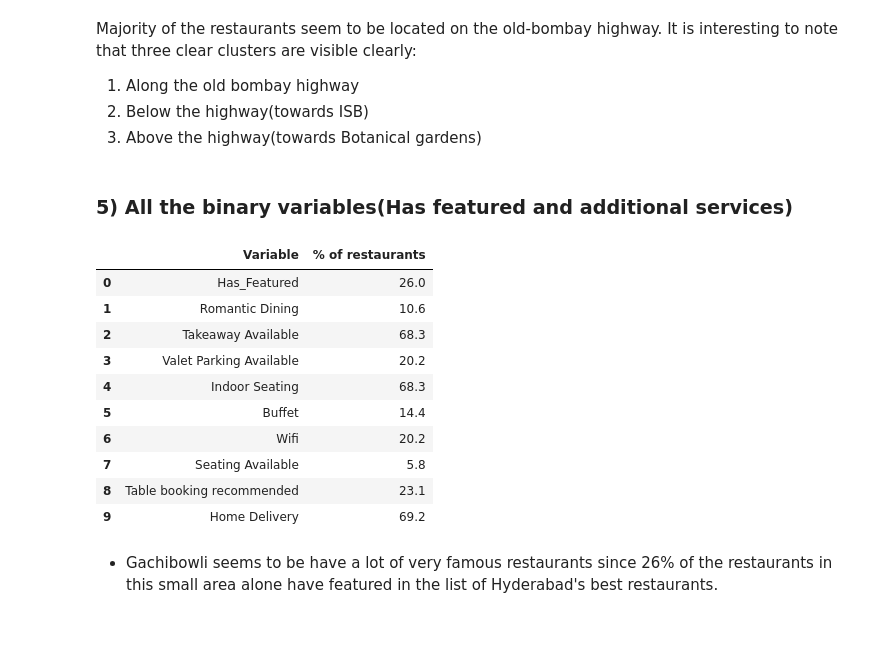
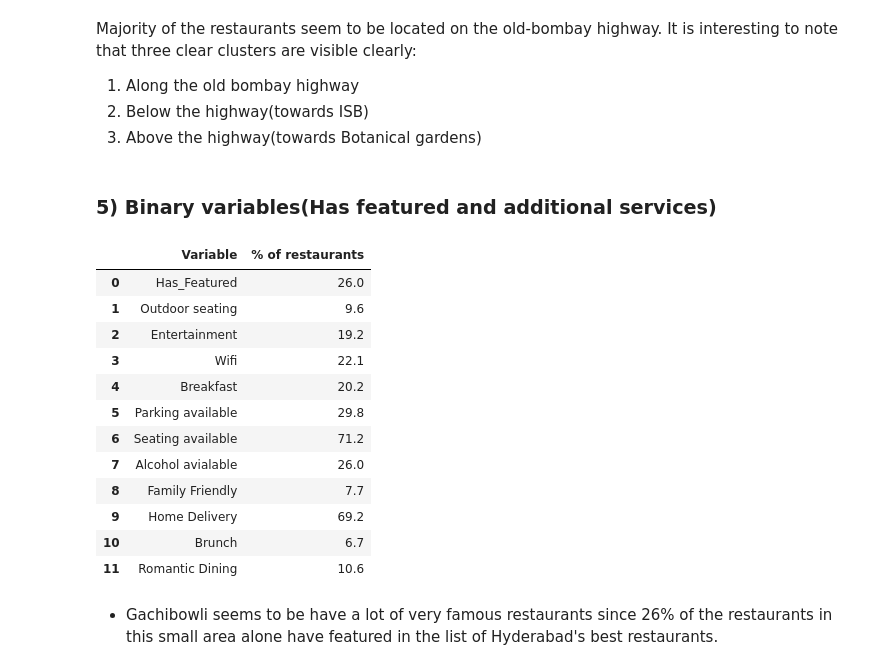
Before and after one commit to Nandeesh-U/ZOMATO-RESTAURANT-CLUSTERING-AND-SENTIMENT-ANALYSIS, a Jupyter notebook: ZOMATO_RESTAURANT_CLUSTERING_AND_SENTIMENT_ANALYSIS.ipynb, the cells around one changed output. Cells and saved outputs as stored; diff of their text form; code cells hidden in the pictures; blank space fills up the shorter version.

```diff
--- a/ZOMATO_RESTAURANT_CLUSTERING_AND_SENTIMENT_ANALYSIS.ipynb
+++ b/ZOMATO_RESTAURANT_CLUSTERING_AND_SENTIMENT_ANALYSIS.ipynb
@@ -477,0 +575,3 @@ array(["['sun', 'sat', 'mon', 'tue', 'fri', 'thu', 'wed']",
+# %%
+hot_encoded_cus_df = pd.DataFrame(hot_dict)
+hot_encoded_cus_df.sum()
@@ -477,0 +607,4 @@ array(["['sun', 'sat', 'mon', 'tue', 'fri', 'thu', 'wed']",
+# %%
+# Appending the new columns to the names_df dataframe
+names_df = pd.concat([names_df,hot_encoded_cus_df],axis = 1)
+names_df.drop(['Cuisines'],axis = 1,inplace = True)
@@ -478,6 +622,3 @@ array(["['sun', 'sat', 'mon', 'tue', 'fri', 'thu', 'wed']",
 # %%
 # Writing the updated dataframe to a csv file
 names_df.to_csv('/content/drive/MyDrive/Data Squad zomato/Nandeesh/names_df_v3.csv')
-# %%
-#Dropping the redundant columns
-names_df.drop(['Links','Unnamed: 0','Unnamed: 0.1'],axis = 1, inplace = True)
@@ -653,3 +745,6 @@ names_df.head()
+# %%
+#dropping the unnecessary columns
+names_df.drop(['Timings','known_for'],axis =1 ,inplace = True)
 # %%
 names_df.info()
 # %% [output]
@@ -758,26 +841,31 @@ Majority of the restaurants seem to be located on the old-bombay highway. It is
 2. Below the highway(towards ISB)
 3. Above the highway(towards Botanical gardens)
 # %% [markdown]
-### 5) All the binary variables(Has featured and additional services)
+### 5) Binary variables(Has featured and additional services)
 # %%
 # Creating the list of binary variables
-bin_vars = ['Has_Featured']+master_list_add_servs
+bin_vars = ['Has_Featured',
+       'Outdoor seating', 'Entertainment', 'Wifi', 'Breakfast',
+       'Parking available', 'Seating available', 'Alcohol avialable',
+       'Family Friendly', 'Home Delivery', 'Brunch', 'Romantic Dining']
 
 bin_df = round((names_df[bin_vars].sum()/names_df.shape[0])*100,1).reset_index()
 bin_df.columns = ['Variable','% of restaurants']
 bin_df
 # %% [output]
 |  | Variable | % of restaurants |
 | 0 | Has_Featured | 26.0 |
-| 1 | Romantic Dining | 10.6 |
-| 2 | Takeaway Available | 68.3 |
-| 3 | Valet Parking Available | 20.2 |
-| 4 | Indoor Seating | 68.3 |
-| 5 | Buffet | 14.4 |
-| 6 | Wifi | 20.2 |
-| 7 | Seating Available | 5.8 |
-| 8 | Table booking recommended | 23.1 |
+| 1 | Outdoor seating | 9.6 |
+| 2 | Entertainment | 19.2 |
+| 3 | Wifi | 22.1 |
+| 4 | Breakfast | 20.2 |
+| 5 | Parking available | 29.8 |
+| 6 | Seating available | 71.2 |
+| 7 | Alcohol avialable | 26.0 |
+| 8 | Family Friendly | 7.7 |
 | 9 | Home Delivery | 69.2 |
+| 10 | Brunch | 6.7 |
+| 11 | Romantic Dining | 10.6 |
 # %% [markdown]
 * Gachibowli seems to be have a lot of very famous restaurants since 26% of the restaurants in this small area alone have featured in the list of Hyderabad's best restaurants.
 # %%
```
Also changed, not shown: parts of 194 cells of this notebook.
